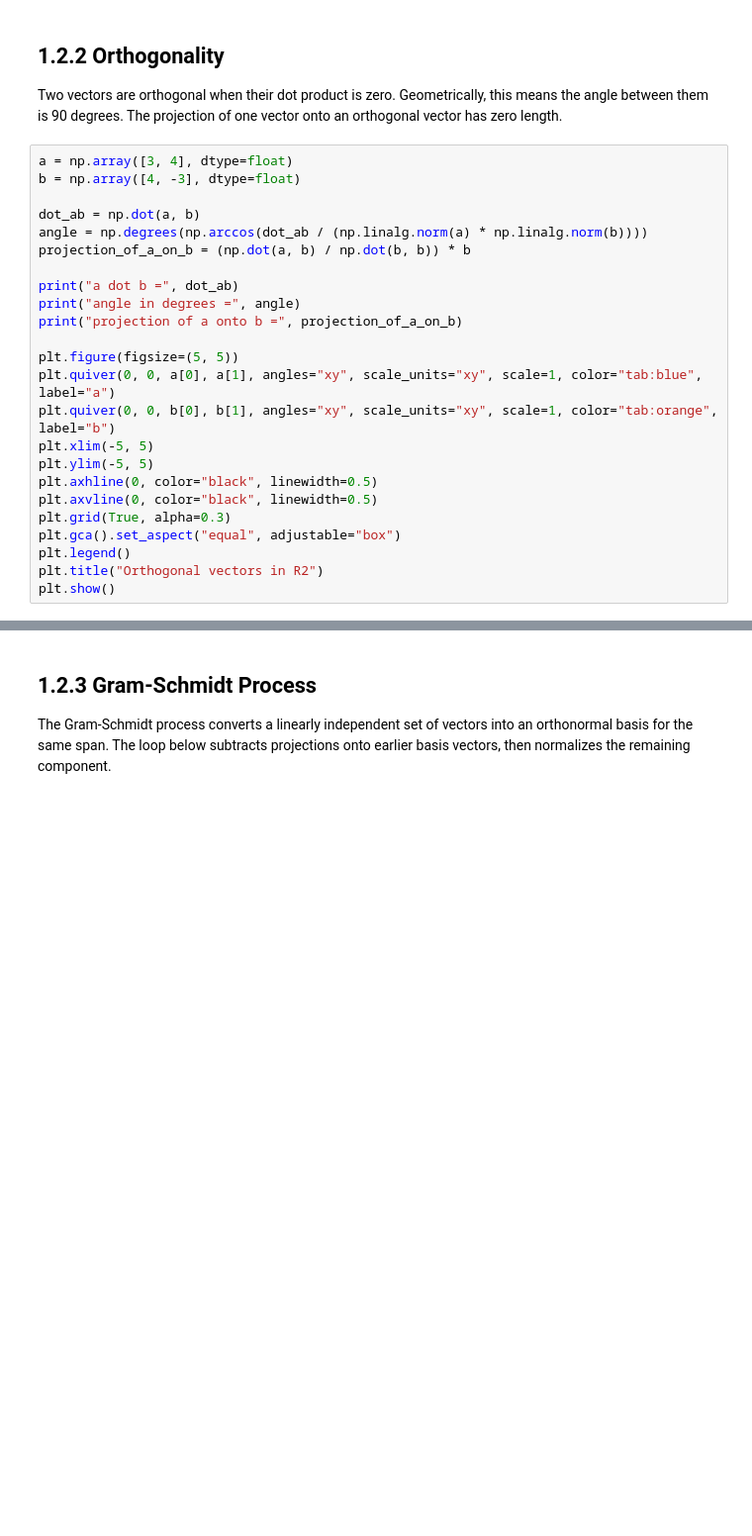
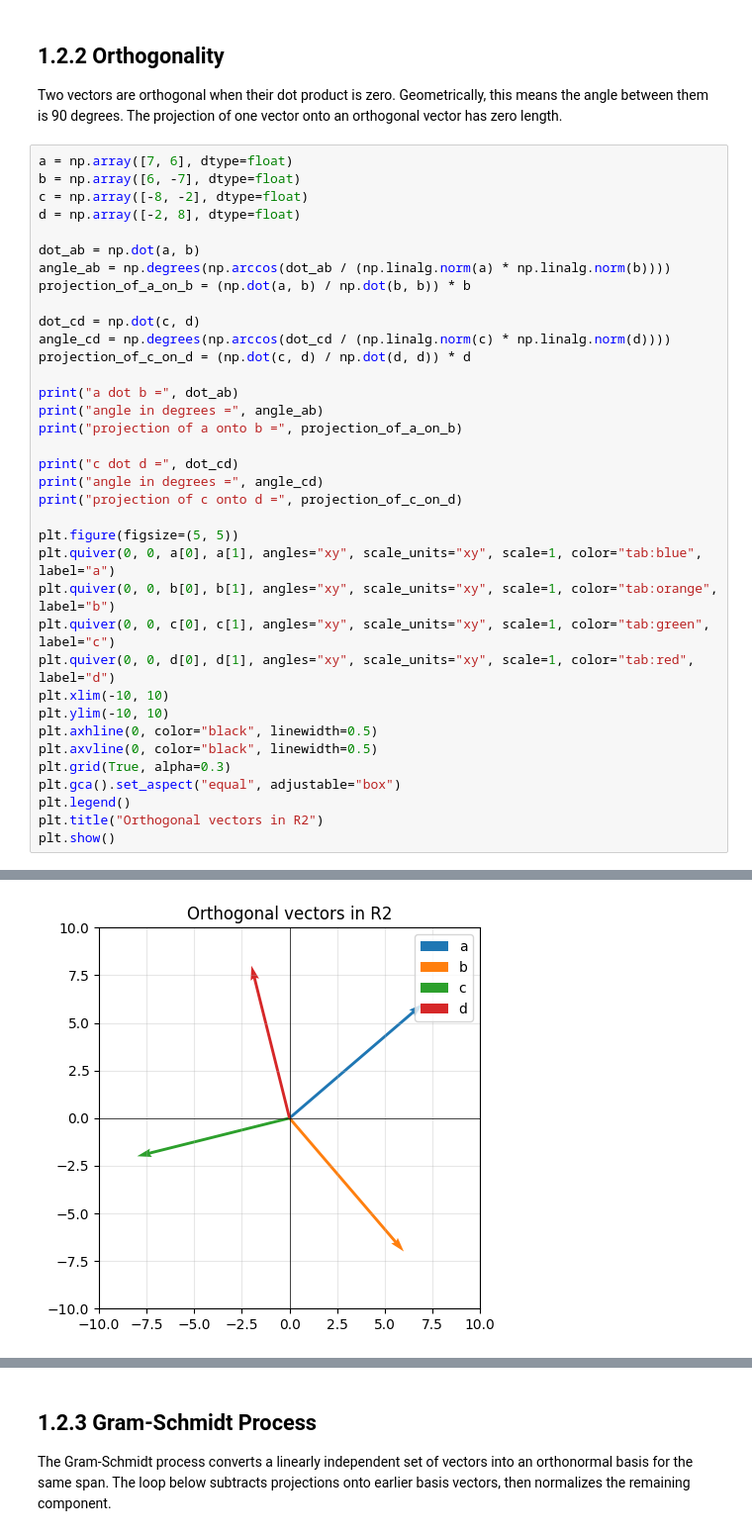
Before and after one commit to jegillis323/MAT-422, a Jupyter notebook: MAT422_Section_1_2_Linear_Algebra.ipynb, the cells around one changed output, grey strips where cells are left out. Shown at 99% size. Cells and saved outputs as stored; diff of their text form; blank space fills up the shorter version.

```diff
--- a/MAT422_Section_1_2_Linear_Algebra.ipynb
+++ b/MAT422_Section_1_2_Linear_Algebra.ipynb
@@ -42,22 +75,34 @@ print("Is 2w still in the set first coordinate = 1?", np.isclose(scaled_w[0], 1)
 
 Two vectors are orthogonal when their dot product is zero. Geometrically, this means the angle between them is 90 degrees. The projection of one vector onto an orthogonal vector has zero length.
 # %%
-a = np.array([3, 4], dtype=float)
-b = np.array([4, -3], dtype=float)
+a = np.array([7, 6], dtype=float)
+b = np.array([6, -7], dtype=float)
+c = np.array([-8, -2], dtype=float)
+d = np.array([-2, 8], dtype=float)
 
 dot_ab = np.dot(a, b)
-angle = np.degrees(np.arccos(dot_ab / (np.linalg.norm(a) * np.linalg.norm(b))))
+angle_ab = np.degrees(np.arccos(dot_ab / (np.linalg.norm(a) * np.linalg.norm(b))))
 projection_of_a_on_b = (np.dot(a, b) / np.dot(b, b)) * b
 
+dot_cd = np.dot(c, d)
+angle_cd = np.degrees(np.arccos(dot_cd / (np.linalg.norm(c) * np.linalg.norm(d))))
+projection_of_c_on_d = (np.dot(c, d) / np.dot(d, d)) * d
+
 print("a dot b =", dot_ab)
-print("angle in degrees =", angle)
+print("angle in degrees =", angle_ab)
 print("projection of a onto b =", projection_of_a_on_b)
+
+print("c dot d =", dot_cd)
+print("angle in degrees =", angle_cd)
+print("projection of c onto d =", projection_of_c_on_d)
 
 plt.figure(figsize=(5, 5))
 plt.quiver(0, 0, a[0], a[1], angles="xy", scale_units="xy", scale=1, color="tab:blue", label="a")
 plt.quiver(0, 0, b[0], b[1], angles="xy", scale_units="xy", scale=1, color="tab:orange", label="b")
-plt.xlim(-5, 5)
-plt.ylim(-5, 5)
+plt.quiver(0, 0, c[0], c[1], angles="xy", scale_units="xy", scale=1, color="tab:green", label="c")
+plt.quiver(0, 0, d[0], d[1], angles="xy", scale_units="xy", scale=1, color="tab:red", label="d")
+plt.xlim(-10, 10)
+plt.ylim(-10, 10)
 plt.axhline(0, color="black", linewidth=0.5)
 plt.axvline(0, color="black", linewidth=0.5)
 plt.grid(True, alpha=0.3)
@@ -65,3 +110,4 @@ plt.gca().set_aspect("equal", adjustable="box")
 plt.legend()
 plt.title("Orthogonal vectors in R2")
 plt.show()
+# %% [output]
@@ -67,0 +120 @@ plt.show()
+[figure, added]
```
Also changed, not shown: parts of 13 cells of this notebook.
